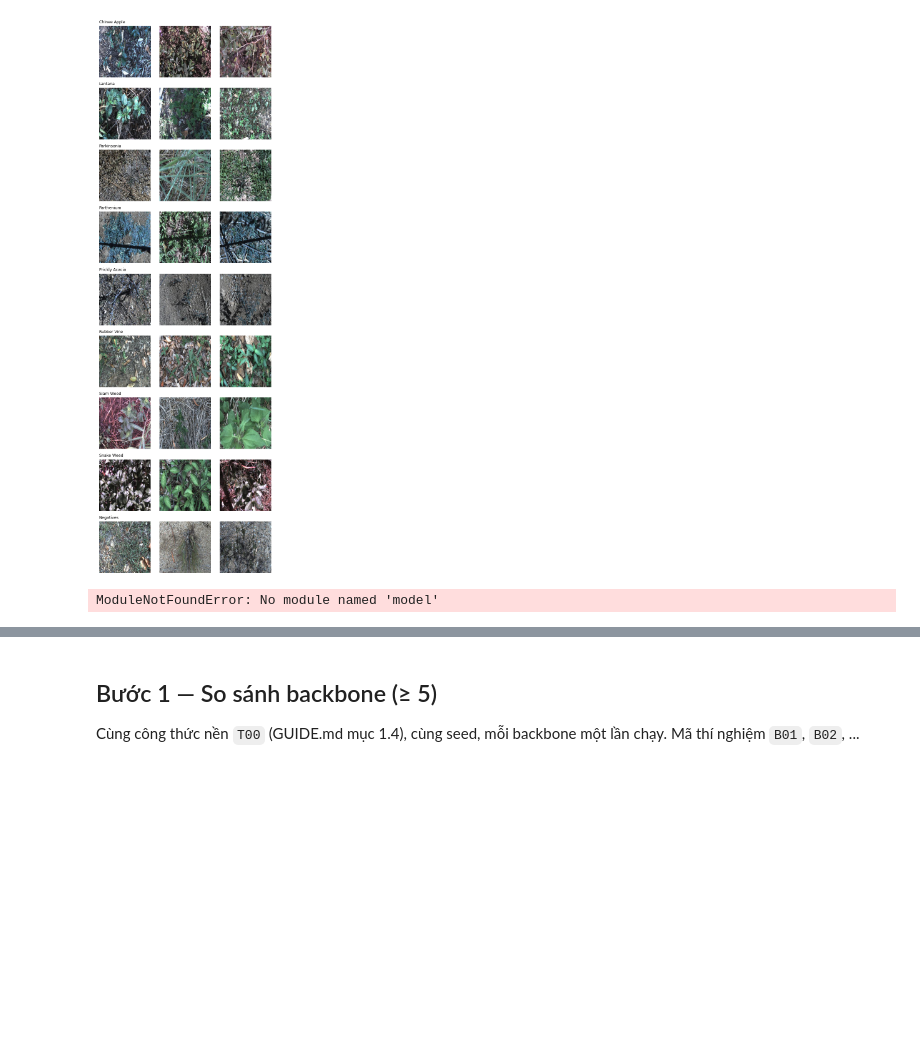
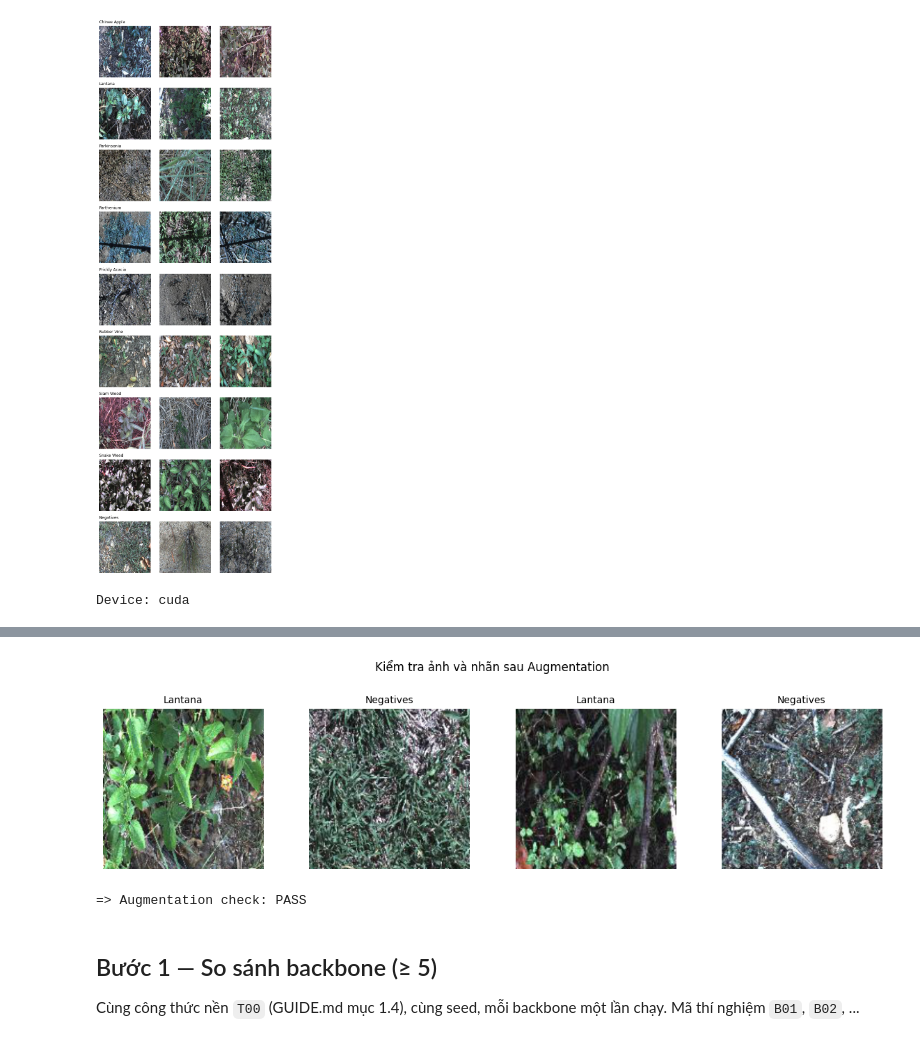
Before and after one commit to tom-e666/K4-Track4-Day2-Deeplearning-Advance, a Jupyter notebook: submissions/2A202602873_thai_phuc_tien/code/lab_day2.ipynb, the cells around one changed output, grey strips where cells are left out. Cells and saved outputs as stored; diff of their text form; code cells hidden in the pictures; blank space fills up the shorter version.

Commit message:
feat(submission): complete inference pipeline, fix train softmax, and update lab notebook for day2

```diff
--- a/submissions/2A202602873_thai_phuc_tien/code/lab_day2.ipynb
+++ b/submissions/2A202602873_thai_phuc_tien/code/lab_day2.ipynb
@@ -32,22 +38,22 @@ GPU: NVIDIA GeForce RTX 3050 Ti Laptop GPU
 Ảnh từ Zenodo (~490 MB, kiểm tra MD5), nhãn và các file chia fold từ GitHub của tác giả.
 **Sau khi giải nén, hãy `ls` để xem ảnh nằm ở thư mục nào** rồi đặt `IMAGES_DIR` cho đúng.
 # %%
-import hashlib
+# import hashlib
 
-os.makedirs("data/labels", exist_ok=True)
-if not os.path.exists("data/images.zip"):
-    !wget -q -O data/images.zip "https://zenodo.org/records/7939060/files/images.zip?download=1"
+# os.makedirs("data/labels", exist_ok=True)
+# if not os.path.exists("data/images.zip"):
+#     !wget -q -O data/images.zip "https://zenodo.org/records/7939060/files/images.zip?download=1"
 
-h = hashlib.md5()
-with open("data/images.zip", "rb") as f:
-    for chunk in iter(lambda: f.read(1 << 20), b""):
-        h.update(chunk)
-assert h.hexdigest() == "b7b30f96d466fba86016aa5a26606e0f", f"MD5 sai: {h.hexdigest()}"
+# h = hashlib.md5()
+# with open("data/images.zip", "rb") as f:
+#     for chunk in iter(lambda: f.read(1 << 20), b""):
+#         h.update(chunk)
+# assert h.hexdigest() == "b7b30f96d466fba86016aa5a26606e0f", f"MD5 sai: {h.hexdigest()}"
 
-!unzip -q -n data/images.zip -d data/
-!ls data | head
+# !unzip -q -n data/images.zip -d data/
+# !ls data | head
 
-BASE = "https://raw.githubusercontent.com/AlexOlsen/DeepWeeds/master/labels"
-for name in ["labels", "train_subset0", "val_subset0", "test_subset0"]:
-    !wget -q -O data/labels/{name}.csv {BASE}/{name}.csv
-!ls -la data/labels
+# BASE = "https://raw.githubusercontent.com/AlexOlsen/DeepWeeds/master/labels"
+# for name in ["labels", "train_subset0", "val_subset0", "test_subset0"]:
+#     !wget -q -O data/labels/{name}.csv {BASE}/{name}.csv
+# !ls -la data/labels
@@ -140,6 +150,16 @@ Negatives        5463  1821  1822   9106          9106     0
 [figure]
 [figure]
 # %%
+import sys
+from pathlib import Path
+REPO_ROOT = Path.cwd().resolve()
+while REPO_ROOT != REPO_ROOT.parent and not (REPO_ROOT / 'eval.py').exists():
+    REPO_ROOT = REPO_ROOT.parent
+CODE_DIR = REPO_ROOT / 'submissions' / '2A202602873_thai_phuc_tien' / 'code'
+for p in [REPO_ROOT, CODE_DIR]:
+    if str(p) not in sys.path:
+        sys.path.insert(0, str(p))
+
 # TODO: kiểm tra pipeline (slide trang 59, GUIDE.md mục 1.3):
 #   1) cố định seed
 #   2) loss ban đầu của head mới xấp xỉ -ln(1/9) = 2.197
@@ -224,4 +244,4 @@ plt.tight_layout()
 plt.show()
 print("=> Augmentation check: PASS")
 # %% [output]
-ModuleNotFoundError: No module named 'model'
+Device: cuda
@@ -228,3 +258,5 @@ ModuleNotFoundError: No module named 'model'
+[figure, added]
+=> Augmentation check: PASS
 # %% [markdown]
 ## Bước 1 — So sánh backbone (≥ 5)
 Cùng công thức nền `T00` (GUIDE.md mục 1.4), cùng seed, mỗi backbone một lần chạy. Mã thí nghiệm `B01`, `B02`, ...
```
Also changed, not shown: parts of 10 cells of this notebook, 6 other files.
